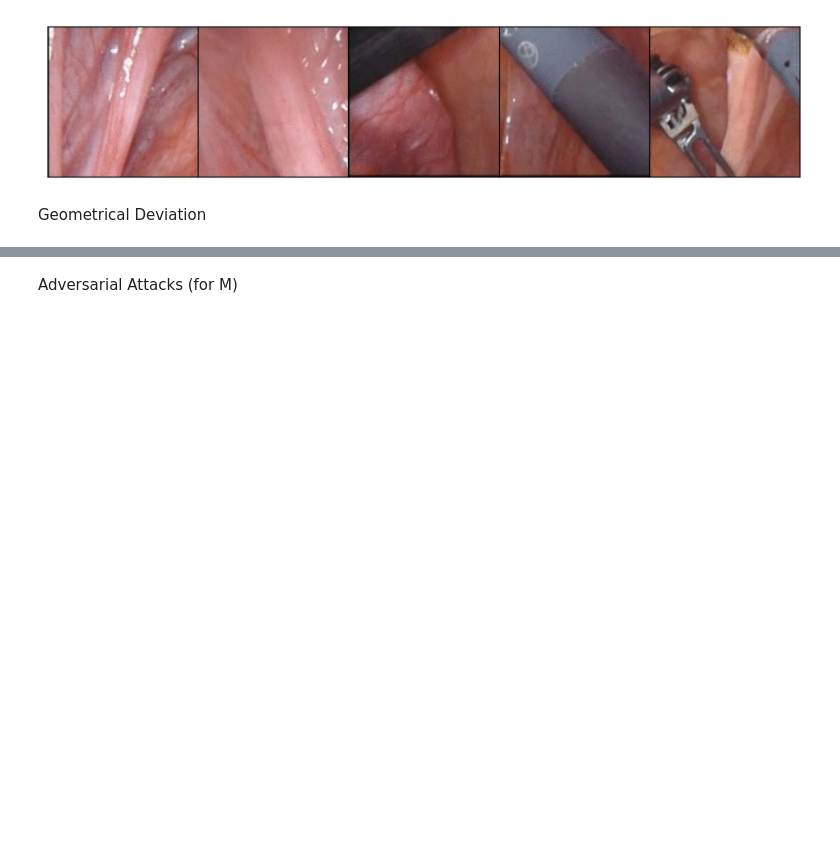
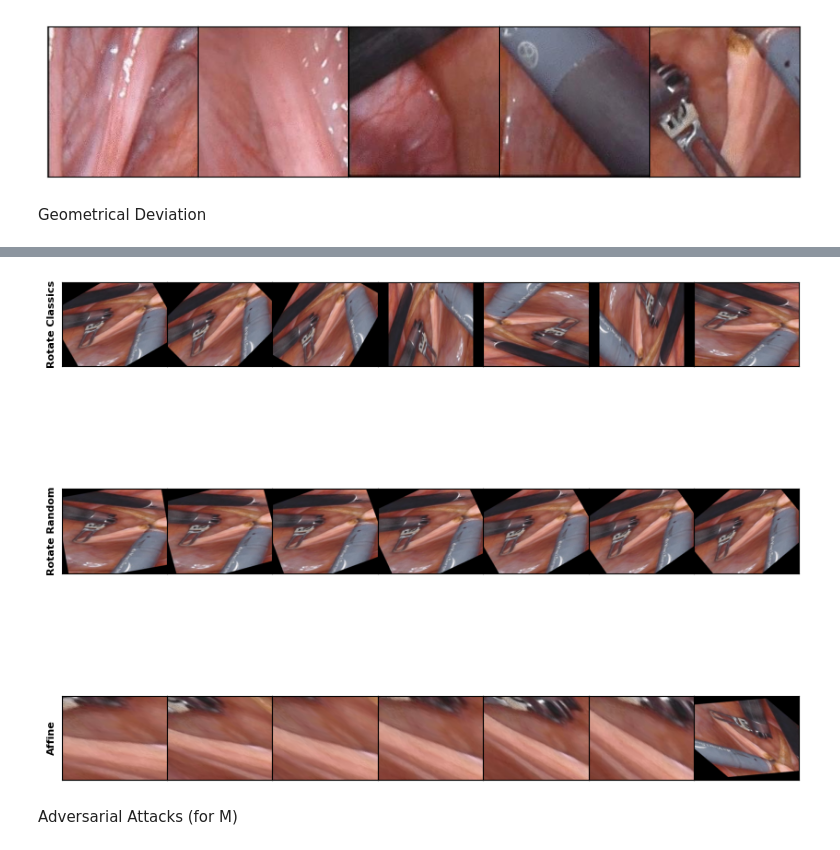
Before and after one commit to jenniferhiga/HCI_AI_RoboticSurgery, a Jupyter notebook: Grounded_SAM_Tool_Instance_Segmentation.ipynb, the cells around one changed output, grey strips where cells are left out. Saved outputs shown, nothing was run; the diff lists cells and outputs as text; code cells hidden in the pictures; blank space fills up the shorter version.

```diff
--- a/Grounded_SAM_Tool_Instance_Segmentation.ipynb
+++ b/Grounded_SAM_Tool_Instance_Segmentation.ipynb
@@ -158,2 +160,5 @@ plt.savefig('perturbation_effect_v2.pdf',dpi=100)
 # %% [output]
 [figure]
+# %%
+seq[0] = cv2.cvtColor(seq[0], cv2.COLOR_BGR2RGB)
+plt.imshow(seq[0])
@@ -265,24 +276,29 @@ TF.affine(original, 30, [3,2], 0.5, -15)
 # %%
+import os
 img_dir = 'inpaint_demo.jpg'
 original = Image.fromarray(image_source)
 geometry_type = ['Rotate Classics', 'Rotate Random', 'Affine']
 seq_all = [0, 1, 2, 3, 4, 5, 6]
 sizes = [50, 150, 250, 350, 450, 550, 700]
 perturbation_geometry = ['rotate_pic', 'rotate_pic2', 'affine']
 fig_per_row = len(seq_all)
+os.mkdir('perturbed_imgs')
 fig, ax = plt.subplots(len(perturbation_geometry), fig_per_row, figsize=(31/3, 25.5/3), gridspec_kw=dict(wspace=0.00, hspace=0.09))
 for p_idx, per in enumerate(perturbation_geometry):
     class_method = getattr(geometric_class, per)
     seq = class_method(original)
     for idx, seq_idx in enumerate(seq_all):
       ax[p_idx, idx].imshow(seq[seq_idx])
+      seq[seq_idx].save('perturbed_imgs/perturbed{}.png'.format(seq_idx))
       #if p_idx == 0:
         #ax[p_idx, idx].set_title('Size: ' + '{}'.format(sizes[idx]), fontsize=f_size)
       if idx == 0:
         ax[p_idx, idx].set_ylabel(geometry_type[p_idx], fontsize=f_size, fontweight="bold")
 
       ax[p_idx, idx].xaxis.set_major_locator(plt.NullLocator())
       ax[p_idx, idx].yaxis.set_major_locator(plt.NullLocator())
 plt.savefig('Crop_Effects.pdf',dpi=100)
+# %% [output]
+[figure, added]
 # %% [markdown]
 Adversarial Attacks (for M)
```
Also changed, not shown: parts of 14 cells of this notebook.
